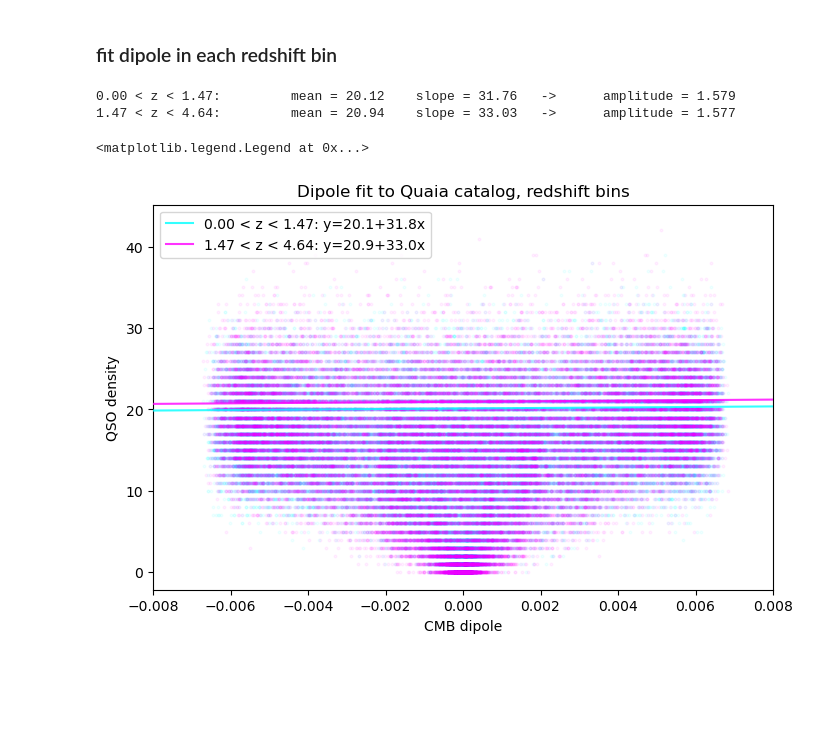
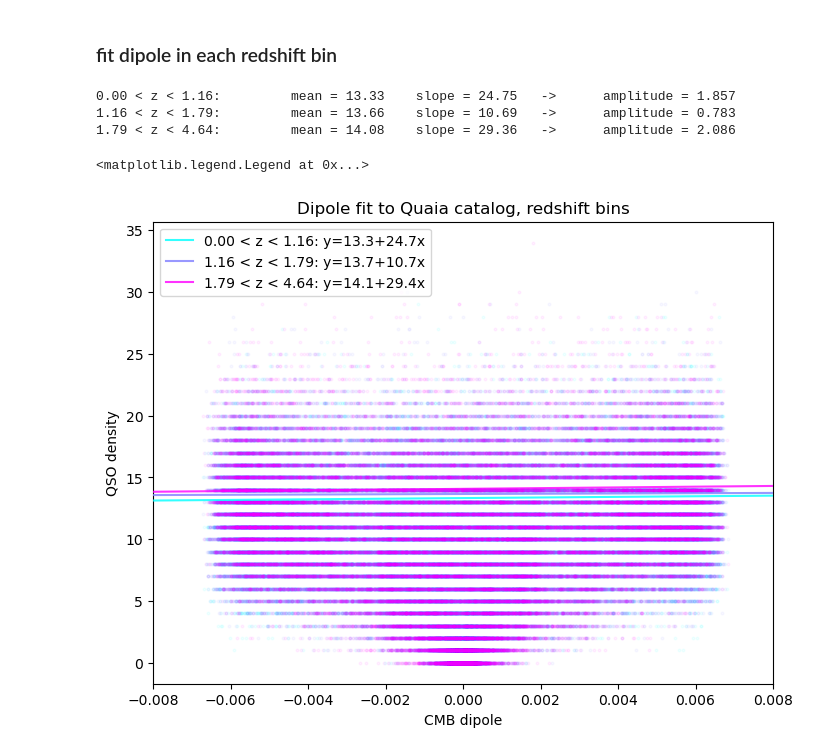
Before and after one commit to abbyw24/lss-dipoles, a Jupyter notebook: notebooks/dipole_fit_to_cmb_z_bins_17-7-23.ipynb, the cells around one changed output. Drawn from its saved outputs; the diff is of its cells as text; code cells hidden in the pictures; blank space fills up the shorter version.

```diff
--- a/notebooks/dipole_fit_to_cmb_z_bins_17-7-23.ipynb
+++ b/notebooks/dipole_fit_to_cmb_z_bins_17-7-23.ipynb
@@ -42,7 +42,7 @@ Text(0.5, 1.0, 'Redshift distribution')
 [figure]
 # %%
 # get redshift bins
-nbins = 2
+nbins = 3
 nperbin = len(tab_quaia)//nbins
 tab_quaia.sort('redshift_spz')
 quaia_binned = [
@@ -103,22 +104,23 @@ for i, quaia_map in enumerate(quaia_maps):
     fit_results[i] = (b,m)
     print(f'{zbins[i]:.2f} < z < {zbins[i+1]:.2f}:\t mean = {b:.2f}\t slope = {m:.2f}\t ->\t amplitude = {m/b:.3f}')
 # %% [output]
-0.00 < z < 1.47:         mean = 20.12    slope = 31.76   ->      amplitude = 1.579
-1.47 < z < 4.64:         mean = 20.94    slope = 33.03   ->      amplitude = 1.577
+0.00 < z < 1.16:         mean = 13.33    slope = 24.75   ->      amplitude = 1.857
+1.16 < z < 1.79:         mean = 13.66    slope = 10.69   ->      amplitude = 0.783
+1.79 < z < 4.64:         mean = 14.08    slope = 29.36   ->      amplitude = 2.086
 # %%
-fig, ax = plt.subplots(figsize=(8,5))
+fig, ax = plt.subplots(figsize=(8,6))
 colors = iter(mpl.cm.cool(np.linspace(0,1,nbins)))
 for i, (b,m) in enumerate(fit_results):
     c = next(colors)
     x = np.linspace(-.008,.008)
     s = ax.scatter(A[:,1], quaia_maps[i], marker='.', s=15, ls='None', color=c, alpha=0.05)
     ax.plot(x, b+m*x, alpha=0.8, zorder=10+i, color=c,
             label=f'{zbins[i]:.2f} < z < {zbins[i+1]:.2f}: y={b:.1f}+{m:.1f}x')
 ax.set_xlim((min(x),max(x)))
 ax.set_xlabel('CMB dipole')
 ax.set_ylabel('QSO density')
 ax.set_title(f'Dipole fit to Quaia catalog, redshift bins')
 ax.legend()
 # %% [output]
 <matplotlib.legend.Legend at 0x...>
-[figure, old version]
+[figure, new version]
```
Also changed, not shown: parts of 2 cells of this notebook, 2 other files.
